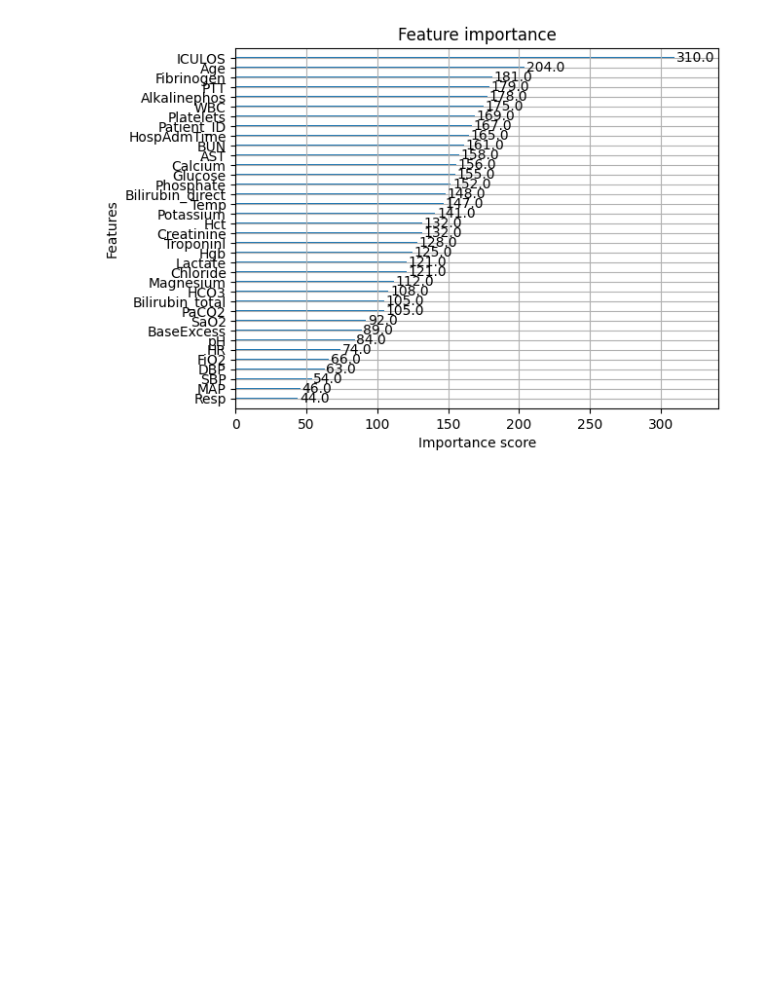
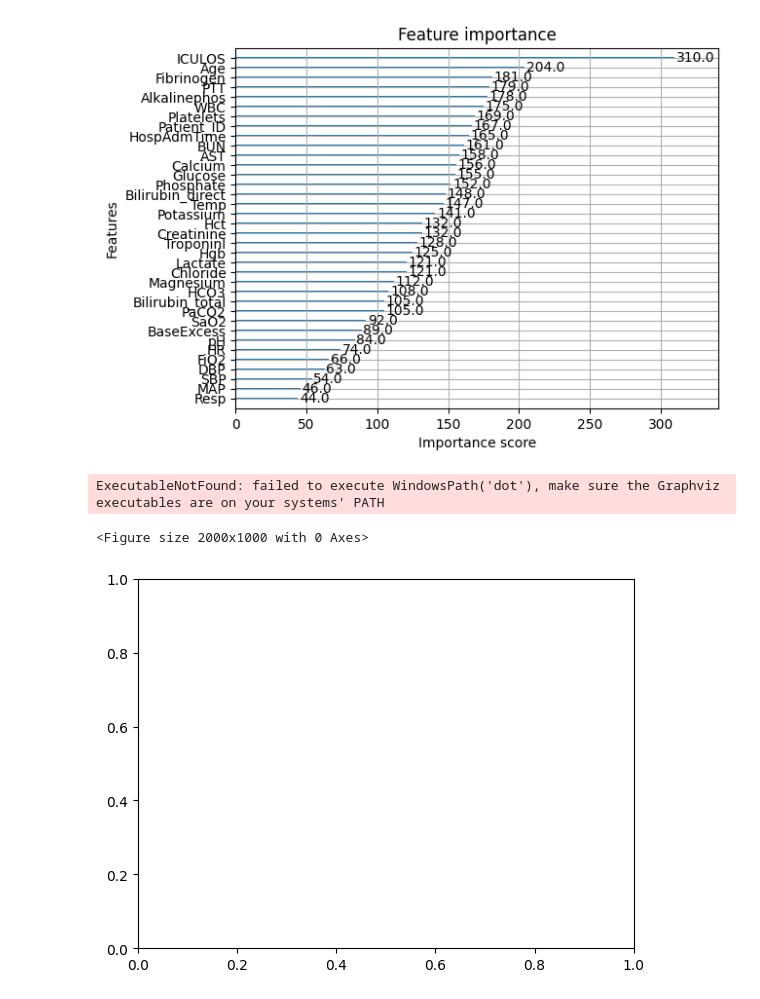
Before and after one commit to emsyoungg/sepsis_forecasting, a Jupyter notebook: xgboostClassification.ipynb, the cells around one changed output. Cells and saved outputs as stored; diff of their text form; code cells hidden in the pictures; blank space fills up the shorter version.

```diff
--- a/xgboostClassification.ipynb
+++ b/xgboostClassification.ipynb
@@ -77,3 +84,15 @@ plt.show()
 [figure]
 # %%
 ## plot decision tree
+# %%
+import matplotlib.pyplot as plt
+from xgboost import plot_tree
+
+# Plot the first tree (index 0) using the new `tree_idx` parameter
+plt.figure(figsize=(20, 10))
+plot_tree(model, tree_idx=0, rankdir='LR')
+plt.show()
+# %% [output]
+ExecutableNotFound: failed to execute WindowsPath('dot'), make sure the Graphviz executables are on your systems' PATH
+<Figure size 2000x1000 with 0 Axes>
+[figure, added]
```
Also changed, not shown: parts of 1 cell of this notebook, 2 other files.
